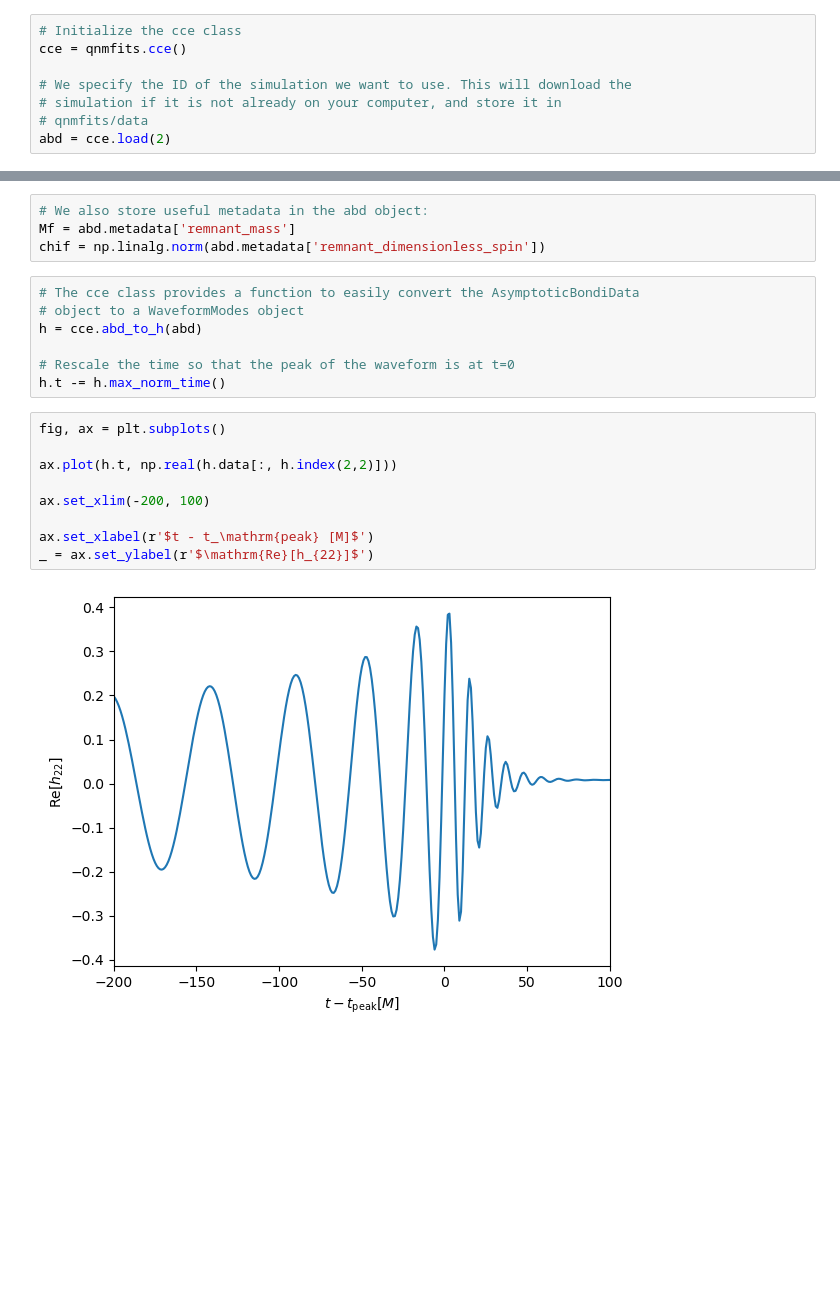
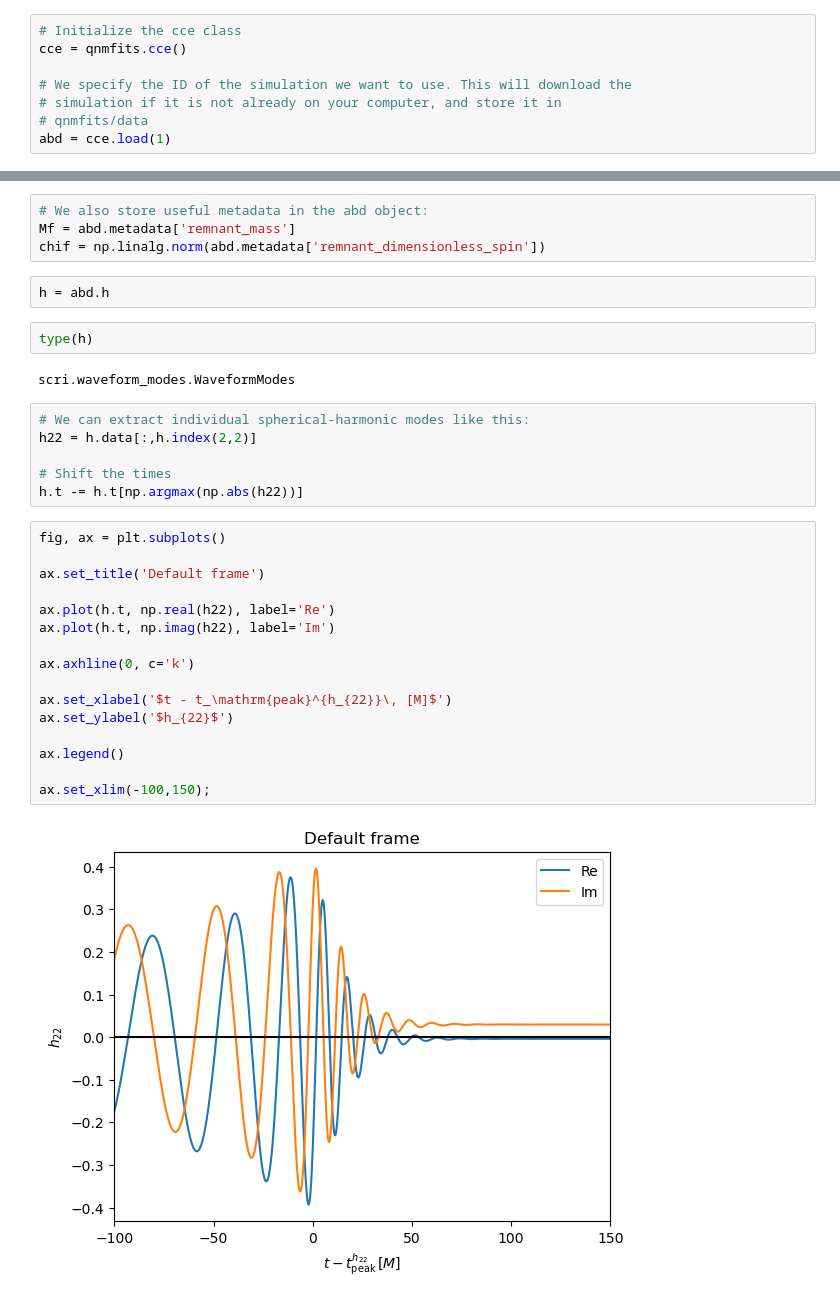
Before and after one commit to sxs-collaboration/qnmfits, a Jupyter notebook: examples/working_with_cce.ipynb, the cells around one changed output, grey strips where cells are left out. Saved outputs shown, nothing was run; the diff lists cells and outputs as text; blank space fills up the shorter version.

```diff
--- a/examples/working_with_cce.ipynb
+++ b/examples/working_with_cce.ipynb
@@ -12,4 +14,4 @@ cce = qnmfits.cce()
 # We specify the ID of the simulation we want to use. This will download the
 # simulation if it is not already on your computer, and store it in
 # qnmfits/data
-abd = cce.load(2)
+abd = cce.load(1)
@@ -17,21 +33,33 @@ abd = cce.load(2)
 # We also store useful metadata in the abd object:
 Mf = abd.metadata['remnant_mass']
 chif = np.linalg.norm(abd.metadata['remnant_dimensionless_spin'])
-# %%
-# The cce class provides a function to easily convert the AsymptoticBondiData
-# object to a WaveformModes object
-h = cce.abd_to_h(abd)
-
-# Rescale the time so that the peak of the waveform is at t=0
-h.t -= h.max_norm_time()
+# %%
+h = abd.h
+# %%
+type(h)
+# %% [output]
+scri.waveform_modes.WaveformModes
+# %%
+# We can extract individual spherical-harmonic modes like this:
+h22 = h.data[:,h.index(2,2)]
+
+# Shift the times
+h.t -= h.t[np.argmax(np.abs(h22))]
 # %%
 fig, ax = plt.subplots()
 
-ax.plot(h.t, np.real(h.data[:, h.index(2,2)]))
+ax.set_title('Default frame')
 
-ax.set_xlim(-200, 100)
+ax.plot(h.t, np.real(h22), label='Re')
+ax.plot(h.t, np.imag(h22), label='Im')
 
-ax.set_xlabel(r'$t - t_\mathrm{peak} [M]$')
-_ = ax.set_ylabel(r'$\mathrm{Re}[h_{22}]$')
+ax.axhline(0, c='k')
+
+ax.set_xlabel('$t - t_\mathrm{peak}^{h_{22}}\, [M]$')
+ax.set_ylabel('$h_{22}$')
+
+ax.legend()
+
+ax.set_xlim(-100,150);
 # %% [output]
-[figure, old version]
+[figure, new version]
```
Also changed, not shown: parts of 14 cells of this notebook.
